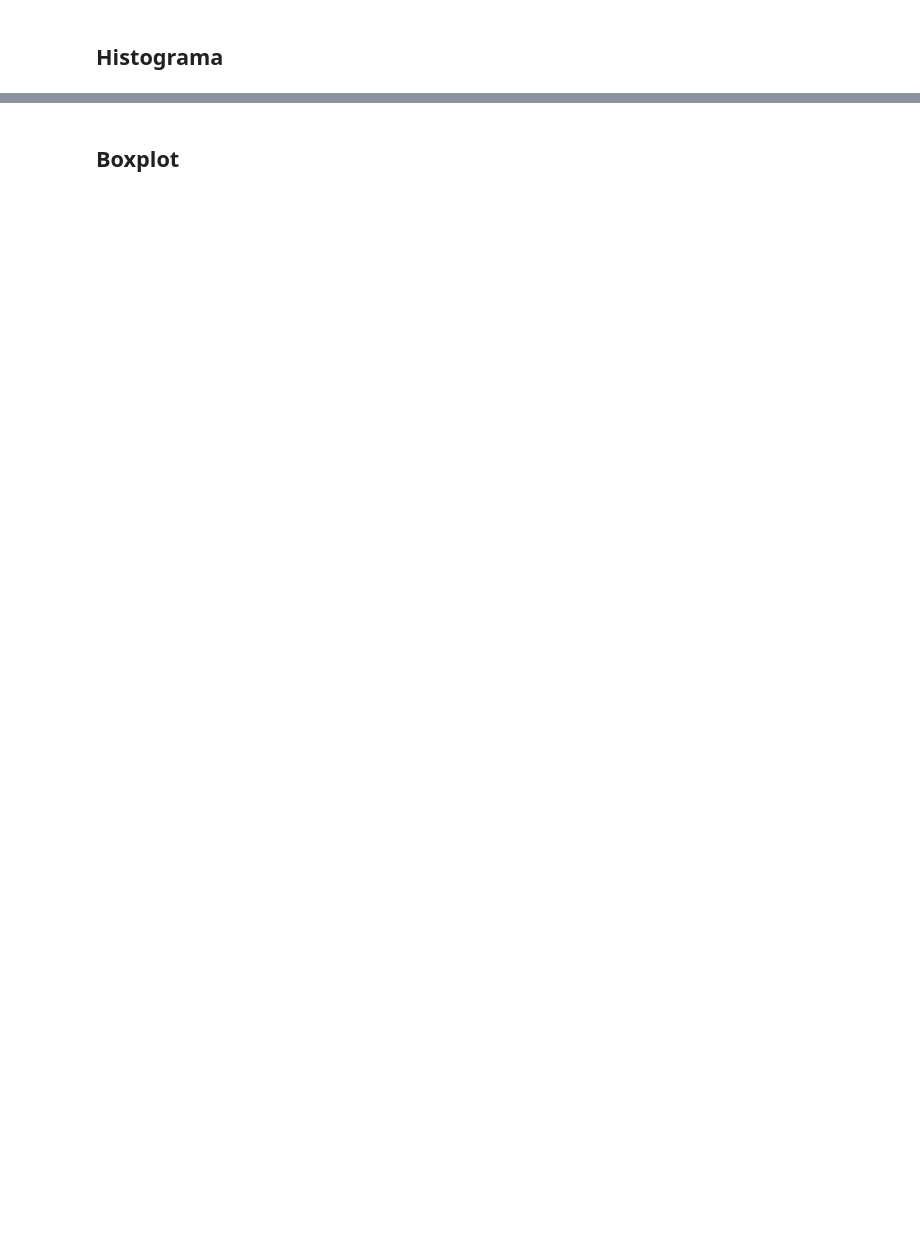
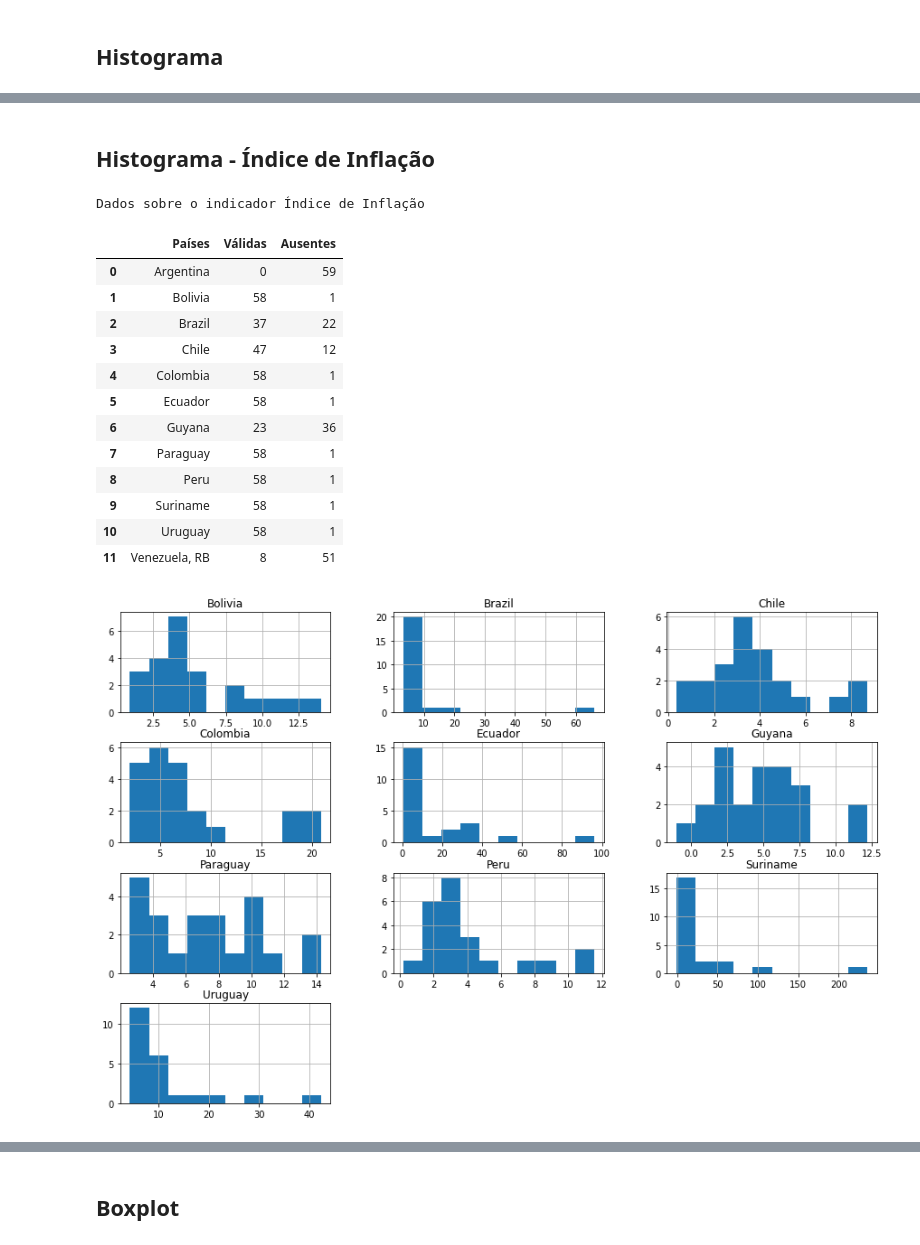
Before and after one commit to sganzerla/DPS852-Data-Science, a Jupyter notebook: T3/T3.ipynb, the cells around one changed output, grey strips where cells are left out. Cells and saved outputs as stored; diff of their text form; code cells hidden in the pictures; blank space fills up the shorter version.

```diff
--- a/T3/T3.ipynb
+++ b/T3/T3.ipynb
@@ -87,0 +181,22 @@ gravar_arquivo(df_long, 'df_long_sul_ame.csv')
+# %% [markdown]
+## Histograma - Índice de Inflação
+# %%
+
+dataframe_infl = ler_arquivo('df_infl_sul_ame.csv')
+gerar_grafico_histograma(dataframe_infl, "Índice de Inflação")
+# %% [output]
+Dados sobre o indicador Índice de Inflação
+|  | Países | Válidas | Ausentes |
+| 0 | Argentina | 0 | 59 |
+| 1 | Bolivia | 58 | 1 |
+| 2 | Brazil | 37 | 22 |
+| 3 | Chile | 47 | 12 |
+| 4 | Colombia | 58 | 1 |
+| 5 | Ecuador | 58 | 1 |
+| 6 | Guyana | 23 | 36 |
+| 7 | Paraguay | 58 | 1 |
+| 8 | Peru | 58 | 1 |
+| 9 | Suriname | 58 | 1 |
+| 10 | Uruguay | 58 | 1 |
+| 11 | Venezuela, RB | 8 | 51 |
+[figure, added]
```
Also changed, not shown: parts of 15 cells of this notebook.
